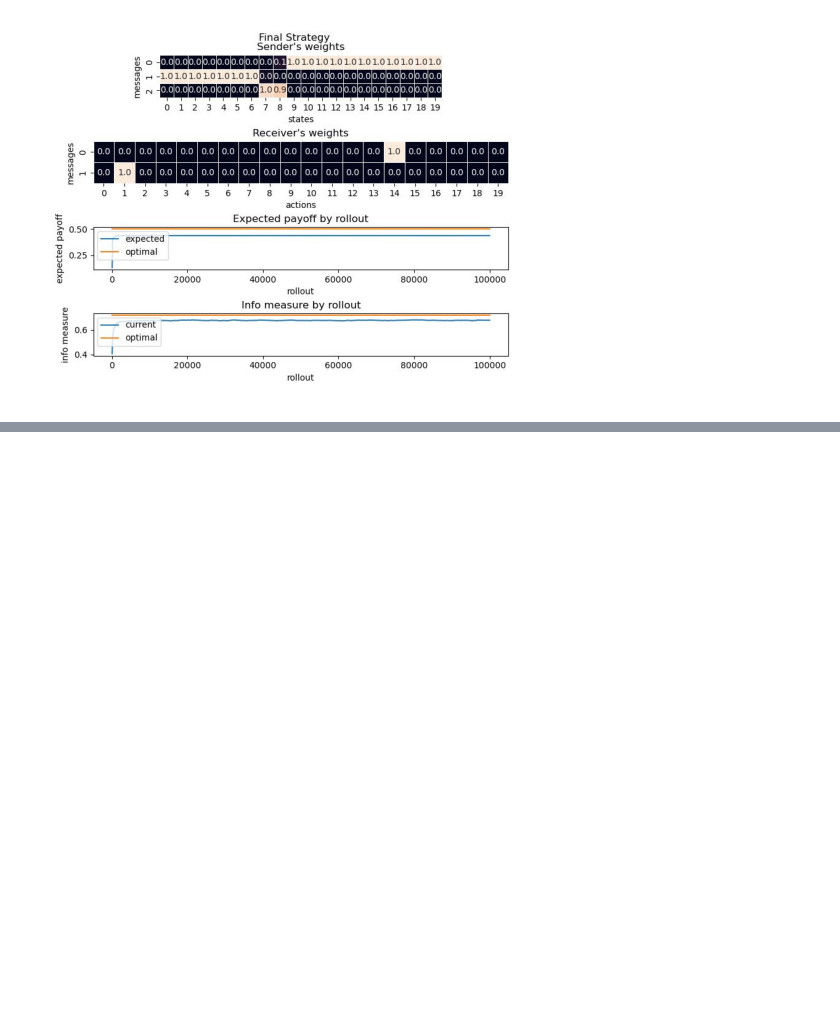
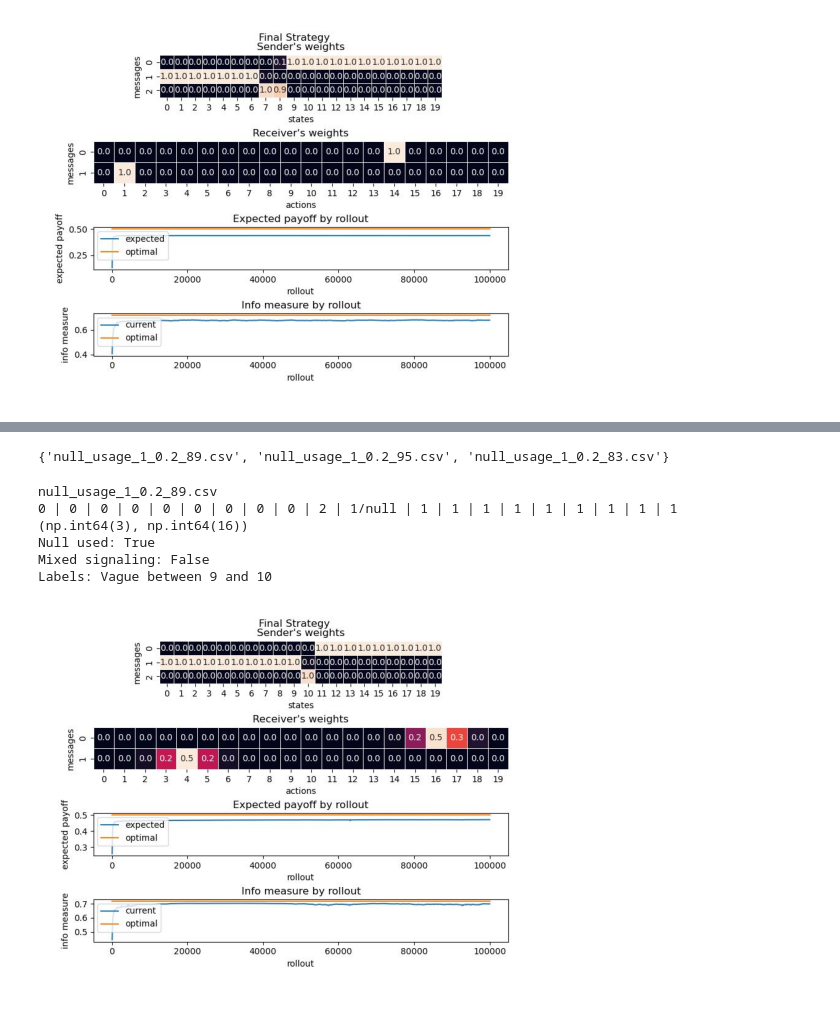
Before and after one commit to maxb00/Emergence-of-Vagueness, a Jupyter notebook: Basic Setup/analyze_null_usage.ipynb, the cells around one changed output, grey strips where cells are left out. Saved outputs shown, nothing was run; the diff lists cells and outputs as text; code cells hidden in the pictures; blank space fills up the shorter version.

```diff
--- a/Basic Setup/analyze_null_usage.ipynb
+++ b/Basic Setup/analyze_null_usage.ipynb
@@ -248,0 +329,3 @@ Labels: Vague between 7 and 9
+# %%
+directory = "./simulations/20_2_20/reciever_stimgen/20/"
+stats_bc = get_stats_by_folder(directory)
@@ -248,0 +348,18 @@ Labels: Vague between 7 and 9
+# %%
+print(repr(stats_bc["vagueness"]))
+# %% [output]
+{'null_usage_1_0.2_89.csv', 'null_usage_1_0.2_95.csv', 'null_usage_1_0.2_83.csv'}
+# %%
+target_game = list(stats_bc['vagueness'])[0]
+print(target_game)
+game_report(directory + target_game)
+# I had to hardcode this, no brain cycles left
+display_game(directory + "(1, 0.2)_null_100000_83.jpg")
+# %% [output]
+null_usage_1_0.2_89.csv
+0 | 0 | 0 | 0 | 0 | 0 | 0 | 0 | 0 | 2 | 1/null | 1 | 1 | 1 | 1 | 1 | 1 | 1 | 1 | 1
+(np.int64(3), np.int64(16))
+Null used: True
+Mixed signaling: False
+Labels: Vague between 9 and 10
+[figure, added]
```
Also changed, not shown: parts of 18 cells of this notebook.
